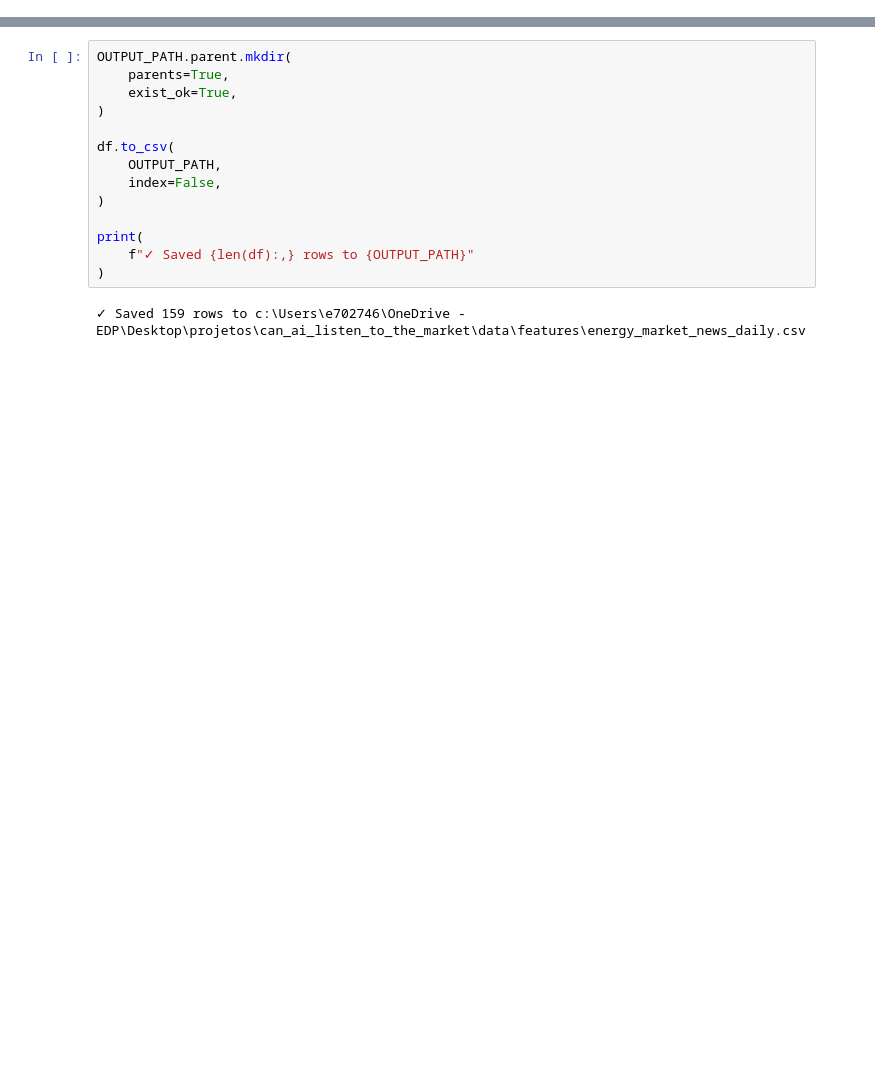
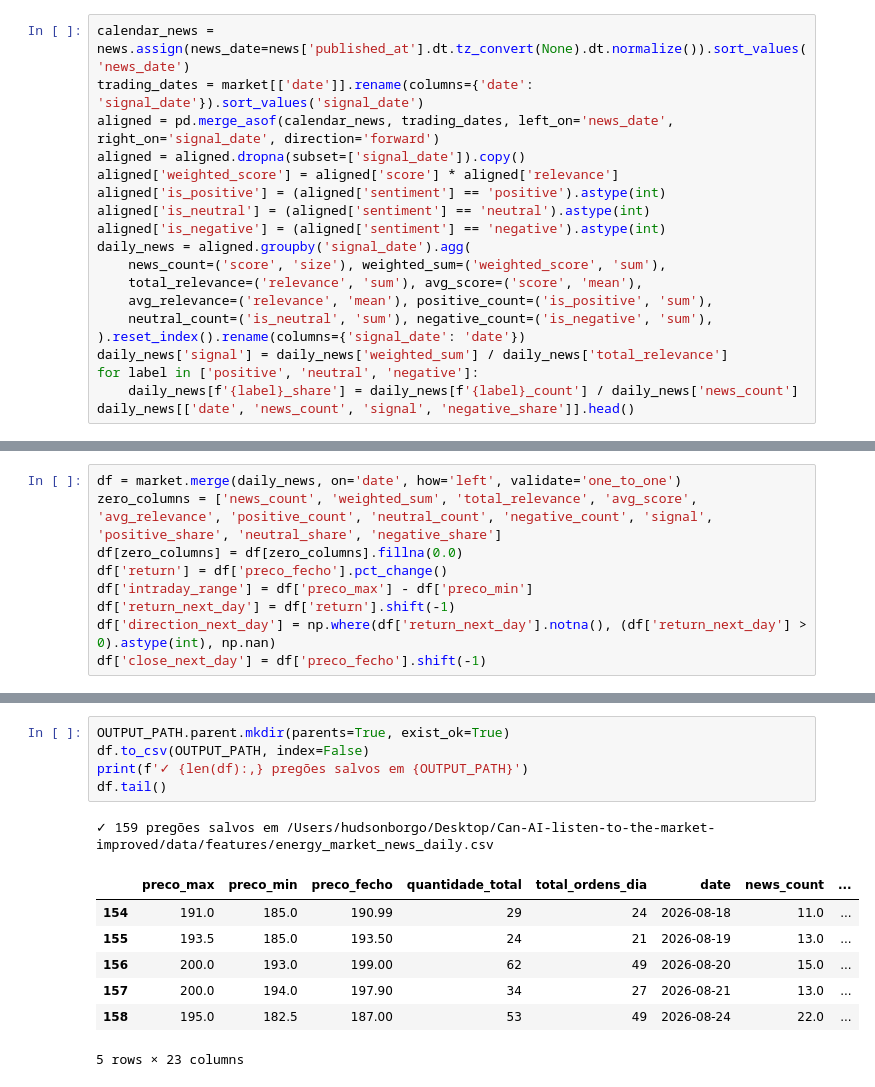
Before and after one commit to Hudson-Borgo/Can-AI-listen-to-the-market-, a Jupyter notebook: notebooks/02_market_news_eda.ipynb, the cells around one changed output, grey strips where cells are left out. Drawn from its saved outputs; the diff is of its cells as text; blank space fills up the shorter version.

```diff
--- a/notebooks/02_market_news_eda.ipynb
+++ b/notebooks/02_market_news_eda.ipynb
@@ -305,0 +48,19 @@ As variáveis de mercado e notícias permanecem explicitamente identificáveis,
+# %%
+calendar_news = news.assign(news_date=news['published_at'].dt.tz_convert(None).dt.normalize()).sort_values('news_date')
+trading_dates = market[['date']].rename(columns={'date': 'signal_date'}).sort_values('signal_date')
+aligned = pd.merge_asof(calendar_news, trading_dates, left_on='news_date', right_on='signal_date', direction='forward')
+aligned = aligned.dropna(subset=['signal_date']).copy()
+aligned['weighted_score'] = aligned['score'] * aligned['relevance']
+aligned['is_positive'] = (aligned['sentiment'] == 'positive').astype(int)
+aligned['is_neutral'] = (aligned['sentiment'] == 'neutral').astype(int)
+aligned['is_negative'] = (aligned['sentiment'] == 'negative').astype(int)
+daily_news = aligned.groupby('signal_date').agg(
+    news_count=('score', 'size'), weighted_sum=('weighted_score', 'sum'),
+    total_relevance=('relevance', 'sum'), avg_score=('score', 'mean'),
+    avg_relevance=('relevance', 'mean'), positive_count=('is_positive', 'sum'),
+    neutral_count=('is_neutral', 'sum'), negative_count=('is_negative', 'sum'),
+).reset_index().rename(columns={'signal_date': 'date'})
+daily_news['signal'] = daily_news['weighted_sum'] / daily_news['total_relevance']
+for label in ['positive', 'neutral', 'negative']:
+    daily_news[f'{label}_share'] = daily_news[f'{label}_count'] / daily_news['news_count']
+daily_news[['date', 'news_count', 'signal', 'negative_share']].head()
@@ -305,0 +86,9 @@ As variáveis de mercado e notícias permanecem explicitamente identificáveis,
+# %%
+df = market.merge(daily_news, on='date', how='left', validate='one_to_one')
+zero_columns = ['news_count', 'weighted_sum', 'total_relevance', 'avg_score', 'avg_relevance', 'positive_count', 'neutral_count', 'negative_count', 'signal', 'positive_share', 'neutral_share', 'negative_share']
+df[zero_columns] = df[zero_columns].fillna(0.0)
+df['return'] = df['preco_fecho'].pct_change()
+df['intraday_range'] = df['preco_max'] - df['preco_min']
+df['return_next_day'] = df['return'].shift(-1)
+df['direction_next_day'] = np.where(df['return_next_day'].notna(), (df['return_next_day'] > 0).astype(int), np.nan)
+df['close_next_day'] = df['preco_fecho'].shift(-1)
@@ -306,16 +124,14 @@ As variáveis de mercado e notícias permanecem explicitamente identificáveis,
 # %%
-OUTPUT_PATH.parent.mkdir(
-    parents=True,
-    exist_ok=True,
-)
-
-df.to_csv(
-    OUTPUT_PATH,
-    index=False,
-)
-
-print(
-    f"✓ Saved {len(df):,} rows to {OUTPUT_PATH}"
-)
+OUTPUT_PATH.parent.mkdir(parents=True, exist_ok=True)
+df.to_csv(OUTPUT_PATH, index=False)
+print(f'✓ {len(df):,} pregões salvos em {OUTPUT_PATH}')
+df.tail()
 # %% [output]
-✓ Saved 159 rows to c:\Users\e702746\OneDrive - EDP\Desktop\projetos\can_ai_listen_to_the_market\data\features\energy_market_news_daily.csv
+✓ 159 pregões salvos em /Users/hudsonborgo/Desktop/Can-AI-listen-to-the-market-improved/data/features/energy_market_news_daily.csv
+|  | preco_max | preco_min | preco_fecho | quantidade_total | total_ordens_dia | date | news_count | ... |
+| 154 | 191.0 | 185.0 | 190.99 | 29 | 24 | 2026-08-18 | 11.0 | ... |
+| 155 | 193.5 | 185.0 | 193.50 | 24 | 21 | 2026-08-19 | 13.0 | ... |
+| 156 | 200.0 | 193.0 | 199.00 | 62 | 49 | 2026-08-20 | 15.0 | ... |
+| 157 | 200.0 | 194.0 | 197.90 | 34 | 27 | 2026-08-21 | 13.0 | ... |
+| 158 | 195.0 | 182.5 | 187.00 | 53 | 49 | 2026-08-24 | 22.0 | ... |
+5 rows × 23 columns
```
Also changed, not shown: parts of 30 cells of this notebook, 6 other files.
